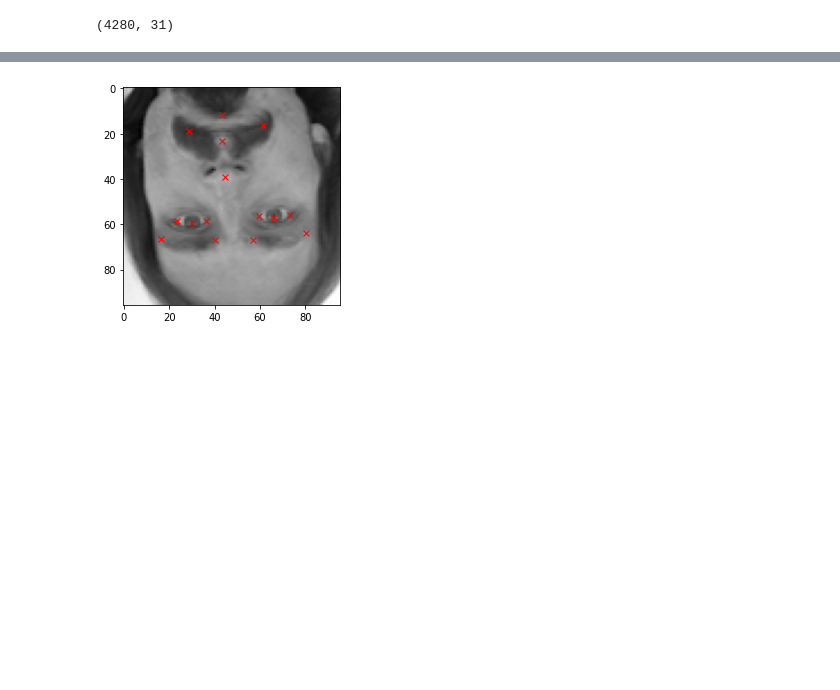
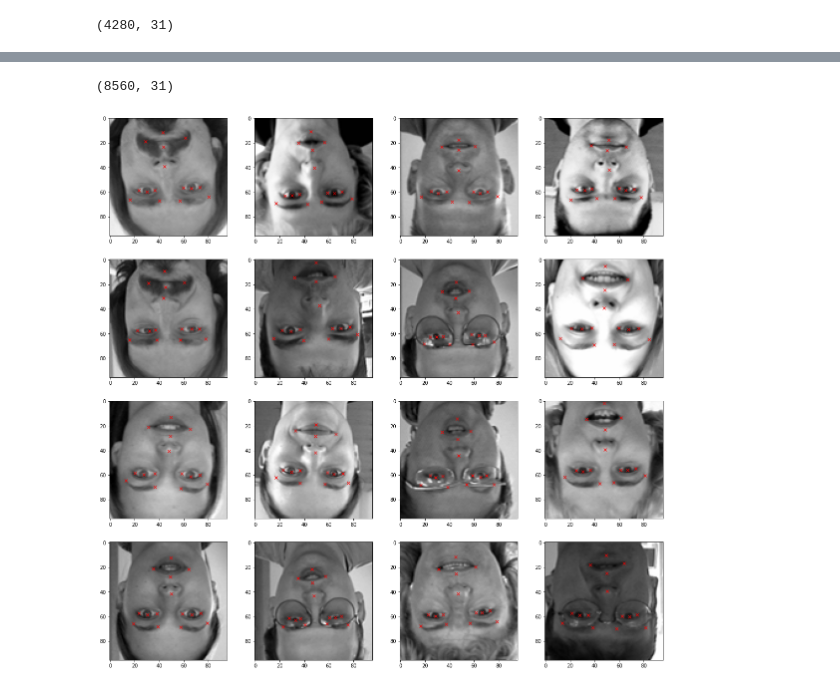
Before and after one commit to ozenalp/facial-key-points-detection, a Jupyter notebook: notebooks/data-prep.ipynb, the cells around one changed output, grey strips where cells are left out. Cells and saved outputs as stored; diff of their text form; code cells hidden in the pictures; blank space fills up the shorter version.

```diff
--- a/notebooks/data-prep.ipynb
+++ b/notebooks/data-prep.ipynb
@@ -270,16 +112,32 @@ array([[191, 184, 184, ...,  70,  75,  90],
+# %%
+# Concatenate original and darkness-adjusted DataFrames
+facialpoints_df_augmented = np.concatenate((facialpoints_df_augmented, facialpoints_df_copy))
+
+# Get shape of the augmented DataFrame
+facialpoints_df_augmented.shape
+# %% [output]
+(8560, 31)
 # %%
+facialpoints_df_copy = copy.copy(facialpoints_df)
+# Flip the image column vertically (note that axis = 0)
+facialpoints_df_copy['Image'] = facialpoints_df_copy['Image'].apply(lambda x: np.flip(x, axis = 0))
 # Since we are flipping the images vertically, x coordinate values would be the same
 # y coordinate values only would need to change, all we have to do is to subtract our initial y-coordinate values from width of the image(96)
 for i in range(len(columns)):
   if i%2 == 1:
     facialpoints_df_copy[columns[i]] = facialpoints_df_copy[columns[i]].apply(lambda x: 96. - float(x) )
+
+
+# View the Vertically flipped images
+fig = plt.figure(figsize=(20, 20))
+
+for i in range(16):
+    ax = fig.add_subplot(4, 4, i + 1)
+    image = plt.imshow(facialpoints_df_copy['Image'][i], cmap = 'gray')
+    for j in range(1,31,2):
+        plt.plot(facialpoints_df_copy.loc[i][j-1], facialpoints_df_copy.loc[i][j], 'rx')
+# %% [output]
+[figure, added]
-# %%
-# View the Horizontally flipped image
-plt.imshow(facialpoints_df_copy['Image'][0], cmap='gray')
-for j in range(1, 31, 2):
-        plt.plot(facialpoints_df_copy.loc[0][j-1], facialpoints_df_copy.loc[0][j], 'rx')
-# %% [output]
-[figure, removed]
 # %%
 facialpoints_df_augmented = np.concatenate((facialpoints_df_augmented, facialpoints_df_copy))
 facialpoints_df_augmented.shape
```
Also changed, not shown: parts of 37 cells of this notebook.
